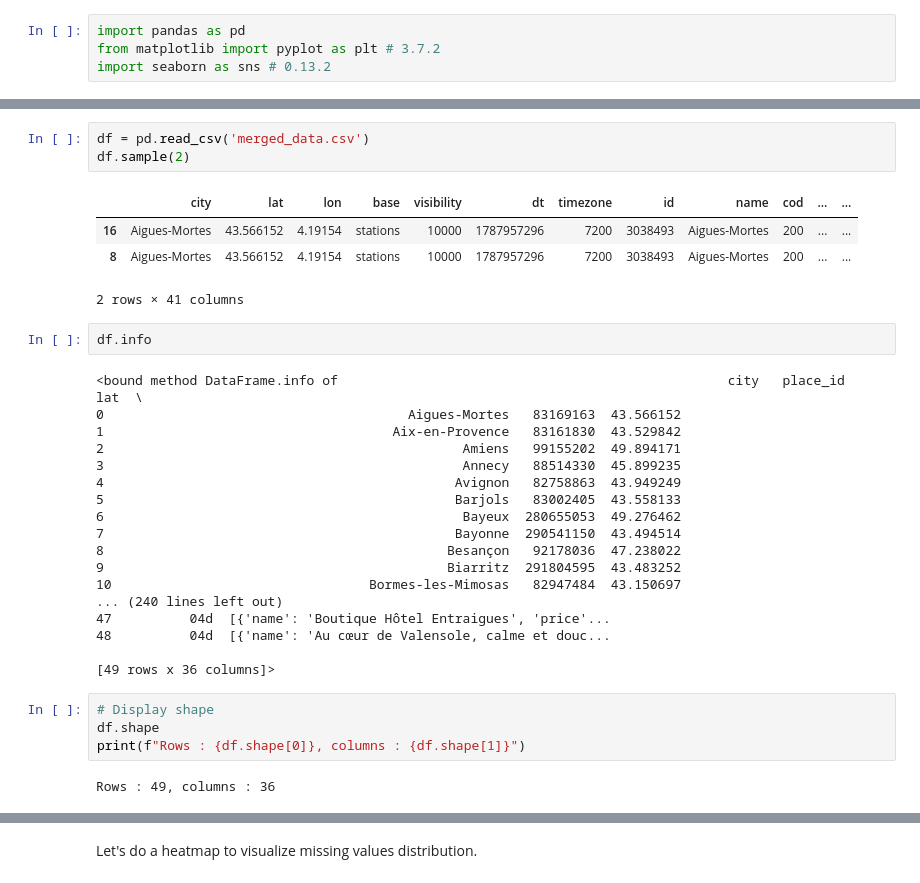
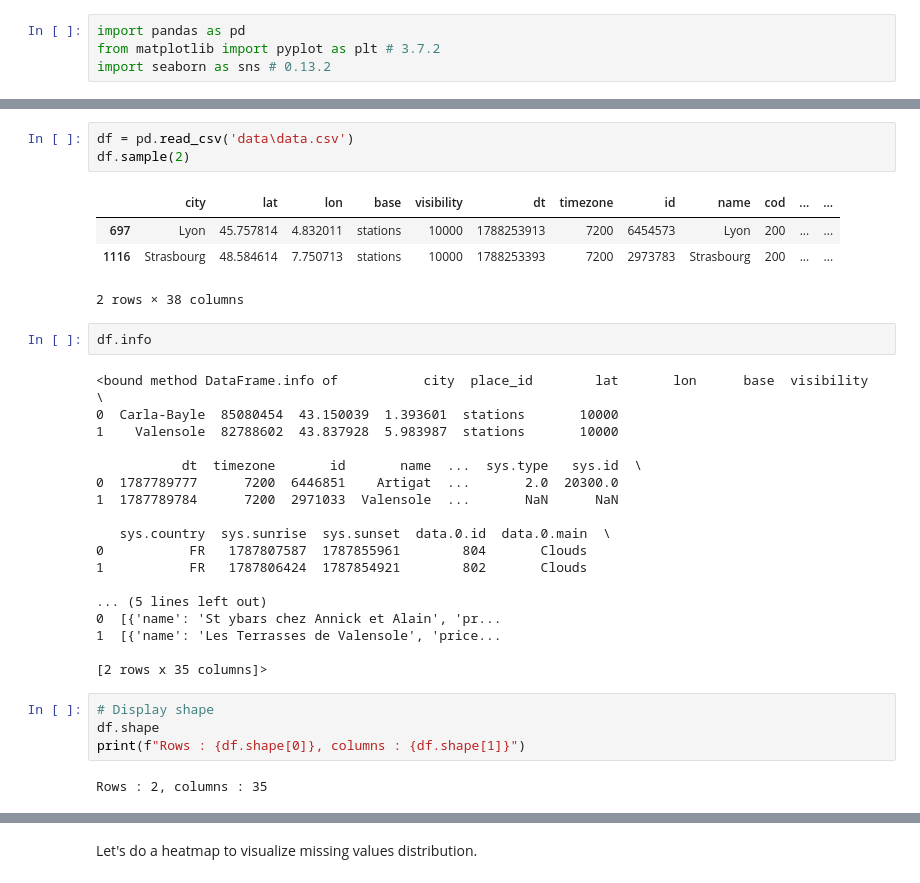
Before and after one commit to helene-mourez/jedha_kayak, a Jupyter notebook: eda.ipynb, the cells around one changed output, grey strips where cells are left out. Saved outputs shown, nothing was run; the diff lists cells and outputs as text.

```diff
--- a/eda.ipynb
+++ b/eda.ipynb
@@ -5,37 +13,37 @@ import seaborn as sns # 0.13.2
 # %%
-df = pd.read_csv('merged_data.csv')
+df = pd.read_csv('data\data.csv')
 df.sample(2)
 # %% [output]
 |  | city | lat | lon | base | visibility | dt | timezone | id | name | cod | ... | ... |
-| 16 | Aigues-Mortes | 43.566152 | 4.19154 | stations | 10000 | 1787957296 | 7200 | 3038493 | Aigues-Mortes | 200 | ... | ... |
-| 8 | Aigues-Mortes | 43.566152 | 4.19154 | stations | 10000 | 1787957296 | 7200 | 3038493 | Aigues-Mortes | 200 | ... | ... |
+| 697 | Lyon | 45.757814 | 4.832011 | stations | 10000 | 1788253913 | 7200 | 6454573 | Lyon | 200 | ... | ... |
+| 1116 | Strasbourg | 48.584614 | 7.750713 | stations | 10000 | 1788253393 | 7200 | 2973783 | Strasbourg | 200 | ... | ... |
-2 rows × 41 columns
+2 rows × 38 columns
 # %%
 df.info
 # %% [output]
-<bound method DataFrame.info of                                                  city   place_id        lat  \
-0                                       Aigues-Mortes   83169163  43.566152
-1                                     Aix-en-Provence   83161830  43.529842
-2                                              Amiens   99155202  49.894171
-3                                              Annecy   88514330  45.899235
-4                                             Avignon   82758863  43.949249
-5                                             Barjols   83002405  43.558133
-6                                              Bayeux  280655053  49.276462
-7                                             Bayonne  290541150  43.494514
-8                                            Besançon   92178036  47.238022
-9                                            Biarritz  291804595  43.483252
-10                                 Bormes-les-Mimosas   82947484  43.150697
-... (240 lines left out)
-47          04d  [{'name': 'Boutique Hôtel Entraigues', 'price'...
-48          04d  [{'name': 'Au cœur de Valensole, calme et douc...
+<bound method DataFrame.info of           city  place_id        lat       lon      base  visibility  \
+0  Carla-Bayle  85080454  43.150039  1.393601  stations       10000
+1    Valensole  82788602  43.837928  5.983987  stations       10000
 
-[49 rows x 36 columns]>
+           dt  timezone       id       name  ...  sys.type   sys.id  \
+0  1787789777      7200  6446851    Artigat  ...       2.0  20300.0
+1  1787789784      7200  2971033  Valensole  ...       NaN      NaN
+
+   sys.country  sys.sunrise  sys.sunset  data.0.id  data.0.main  \
+0           FR   1787807587  1787855961        804       Clouds
+1           FR   1787806424  1787854921        802       Clouds
+
+... (5 lines left out)
+0  [{'name': 'St ybars chez Annick et Alain', 'pr...
+1  [{'name': 'Les Terrasses de Valensole', 'price...
+
+[2 rows x 35 columns]>
 # %%
 # Display shape
 df.shape
 print(f"Rows : {df.shape[0]}, columns : {df.shape[1]}")
 # %% [output]
-Rows : 49, columns : 36
+Rows : 2, columns : 35
 # %%
 # Display null values
 missing_values = df.isna().sum()
```
Also changed, not shown: parts of 5 cells of this notebook, 7 other files.
